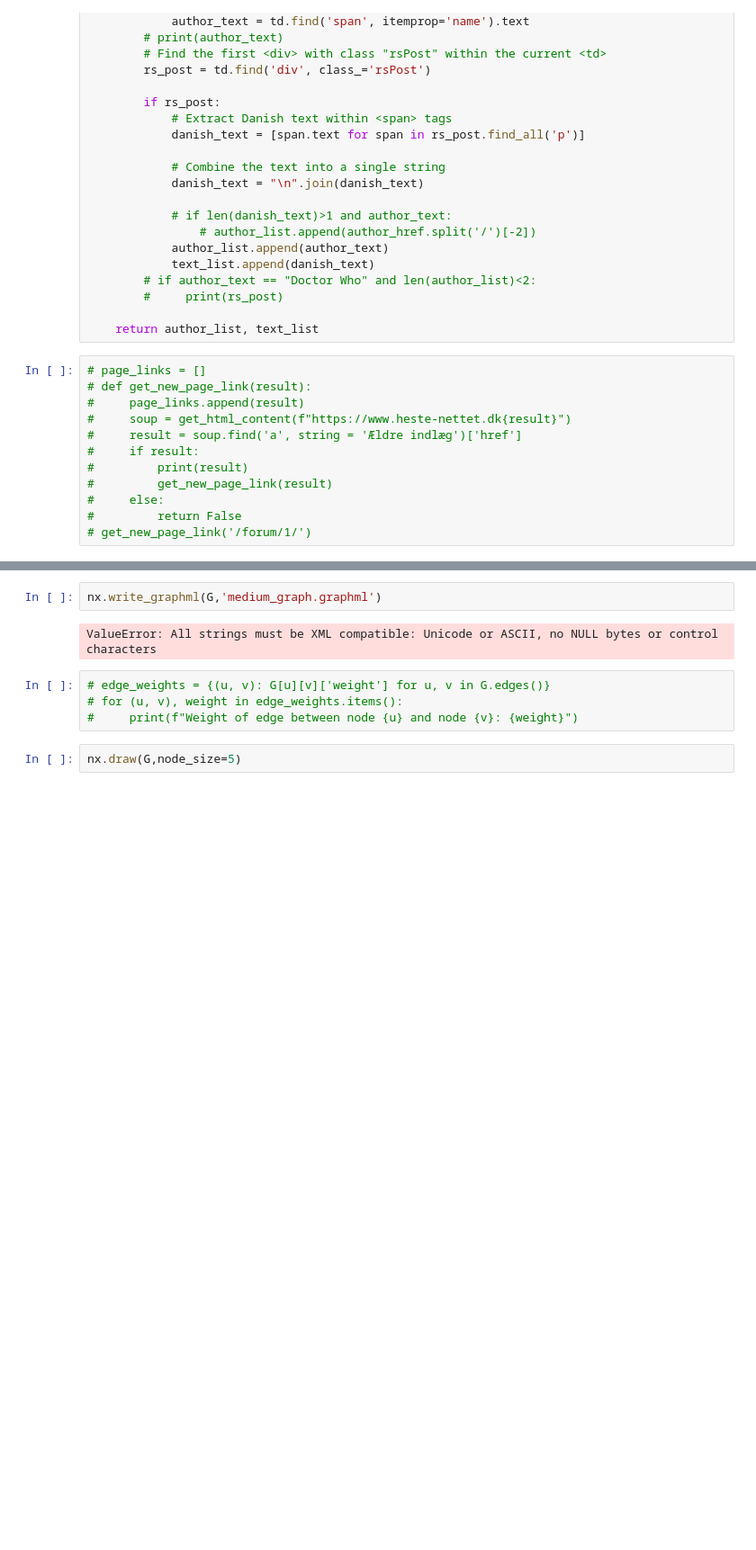
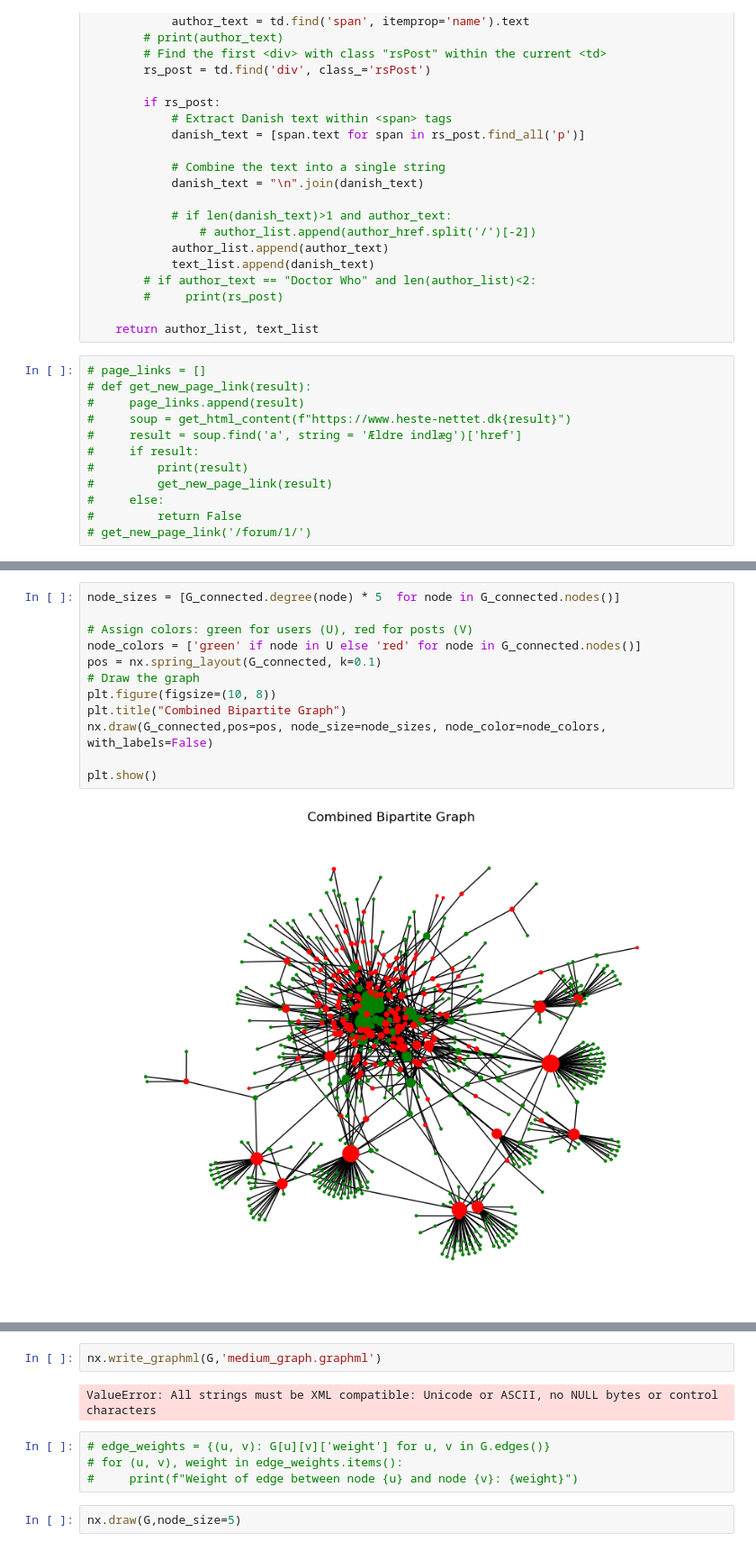
Before and after one commit to eskehaack/SGI_exam_project, a Jupyter notebook: scraper/sandbox.ipynb, the cells around one changed output, grey strips where cells are left out. Shown at 90% size. Cells and saved outputs as stored; diff of their text form; blank space fills up the shorter version.

```diff
--- a/scraper/sandbox.ipynb
+++ b/scraper/sandbox.ipynb
@@ -151,0 +259,14 @@ for href in tqdm(href_list):
+# %%
+node_sizes = [G_connected.degree(node) * 5  for node in G_connected.nodes()]
+
+# Assign colors: green for users (U), red for posts (V)
+node_colors = ['green' if node in U else 'red' for node in G_connected.nodes()]
+pos = nx.spring_layout(G_connected, k=0.1)
+# Draw the graph
+plt.figure(figsize=(10, 8))
+plt.title("Combined Bipartite Graph")
+nx.draw(G_connected,pos=pos, node_size=node_sizes, node_color=node_colors, with_labels=False)
+
+plt.show()
+# %% [output]
+[figure, added]
```
Also changed, not shown: parts of 21 cells of this notebook, 1 other file.
